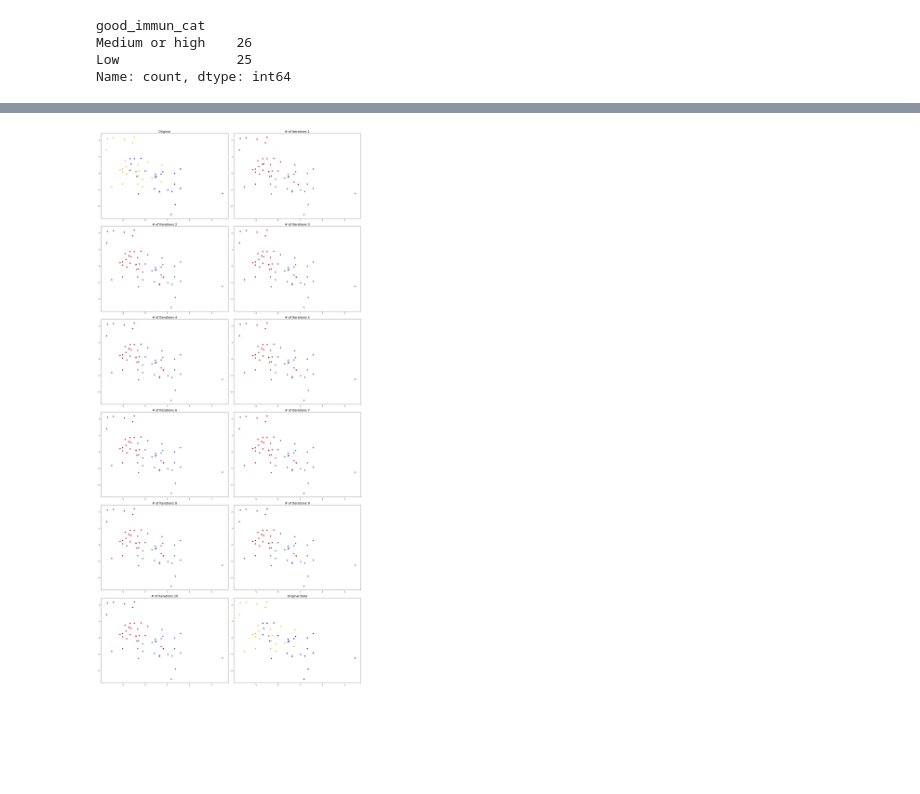
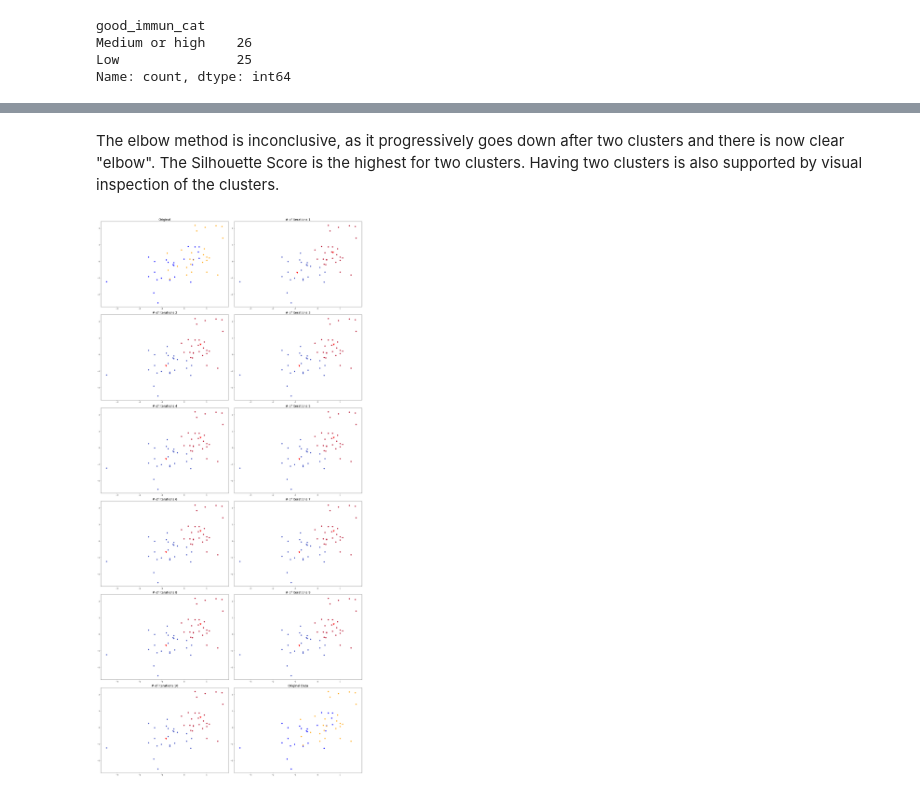
Before and after one commit to vt-art/NSCH-Machine-Learning-Project, a Jupyter notebook: code/3_NSCH_AHR_Cluster_Analysis.ipynb, the cells around one changed output, grey strips where cells are left out. Saved outputs shown, nothing was run; the diff lists cells and outputs as text; code cells hidden in the pictures; blank space fills up the shorter version.

```diff
--- a/code/3_NSCH_AHR_Cluster_Analysis.ipynb
+++ b/code/3_NSCH_AHR_Cluster_Analysis.ipynb
@@ -125,11 +121,5 @@ df_state[['healthy', 'preventative_care','place_for_care',
 # %%
-#Don't include 'healthy' or 'preventative_care' as these are the types of
-#outcomes we are interested in predicting
-
-cols_for_clustering = ['place_for_care',
-'insurance','immunizations','complete_hs','population_LT18',
-'Poverty','primary_care_providers','public_health', 'preventative_care',
-'Uninsured']
+cols_for_clustering = ['preventative_care','Insured']
 
 df_filtered = df_state[cols_for_clustering]
 
@@ -137,9 +127,9 @@ scaler = StandardScaler()
 df_scaled = pd.DataFrame(scaler.fit_transform(df_filtered),
                             columns=df_filtered.columns, index=df_filtered.index)
 
-#Add 'STATE', healthy and preventative care back to the standardized DataFrame
+#Add 'STATE',good immunization coverage back to the standardized DataFrame
 df_state_std = pd.concat(
-    [df_scaled, df_state[['STATE', 'healthy', 'support_engagement_annual', 'good_immun_cat']]],
+    [df_scaled, df_state[['STATE', 'good_immun_cat']]],
     axis=1
 )
 
@@ -185,12 +162,3 @@ good_immun_cat
 Medium or high    26
 Low               25
 Name: count, dtype: int64
-# %%
-#New variable for good health at 90% or more
-health_bins = [0, 90.0, 92.0, 99.99]
-health_labels = ['low','med','high']
-df_state_std['good_health_cat'] = pd.cut(df_state_std['healthy'],
-                                         bins=health_bins, labels=health_labels,
-                                         right=False)
-
-df_state_std['good_health_cat'].value_counts()
@@ -217,3 +165,6 @@ df_cluster = df_cluster.merge(
+# %%
+# Variables of interest
+df_cluster = df_state_std[['STATE','preventative_care','Insured', 'good_immun_cat']]
 # %%
 #Panel histograms and scatterplots with pairwise comparisons
 
@@ -233,0 +189,3 @@ plt.show()
+# %%
+#Subset the data to the features for insured and preventative care
+df_cluster2 = df_cluster[['Insured', 'preventative_care']]
@@ -234,42 +260,43 @@ plt.show()
+# %% [markdown]
+The elbow method is inconclusive, as it progressively goes down after two clusters and there is now clear "elbow". The Silhouette Score is the highest for two clusters. Having two clusters is also supported by visual inspection of the clusters.
 # %%
-df_cluster2 = df_cluster[['Uninsured', 'preventative_care']]
-
 color_map1 = {
     'Low': 'blue',
     'Medium or high': 'orange'
 }
 
 plt.figure(figsize=(22,84))
 
+#Run K-Means with two clusters. Show the interations of the clustering
 m=11
 for i in range(1,m):
     km=KMeans(n_clusters=2, max_iter=2*i-1,init='random', n_init=1, random_state=101)
     km.fit(df_cluster2)
     labels=km.labels_
     centers=km.cluster_centers_
     plt.subplot(m,2,i+1)
-    plt.scatter(df_cluster['Uninsured'],df_cluster['preventative_care'],
+    plt.scatter(df_cluster['Insured'],df_cluster['preventative_care'],
                 c=labels, cmap='coolwarm')
     plt.scatter(x=centers[:,0],y=centers[:,1],color='r', marker='v',s=82)
     plt.title("# of Iterations {}".format(i), fontsize=18)
     #Output the cluster designation
     if i==(m-1):
-       df_state_std['cluster_uninsured_pcare'] = km.fit_predict(df_cluster2)
+       df_state_std['cluster_insured_pcare'] = km.fit_predict(df_cluster2)
 
 plt.subplot(m,2,1)
-plt.scatter(df_cluster['Uninsured'],df_cluster['preventative_care'],
+plt.scatter(df_cluster['Insured'],df_cluster['preventative_care'],
             c=df_cluster['good_immun_cat'].map(color_map1), cmap='coolwarm')
 plt.title("Original",fontsize=18)
 
 plt.subplot(m,2,m+1)
-plt.scatter(df_cluster['Uninsured'],df_cluster['preventative_care'],
+plt.scatter(df_cluster['Insured'],df_cluster['preventative_care'],
             c=df_cluster['good_immun_cat'].map(color_map1), cmap='coolwarm')
 plt.title("Original Data",fontsize=18)
 
 # Save the plot
 plt.tight_layout()
-plt.savefig('Q2_uninsured_pcare_good_immun_kmeans.png', dpi=300)
+plt.savefig('Q2_insured_pcare_good_immun_kmeans.png', dpi=300)
 plt.show()
 # %% [output]
-[figure, old version]
+[figure, new version]
 # %%
```
Also changed, not shown: parts of 23 cells of this notebook.
